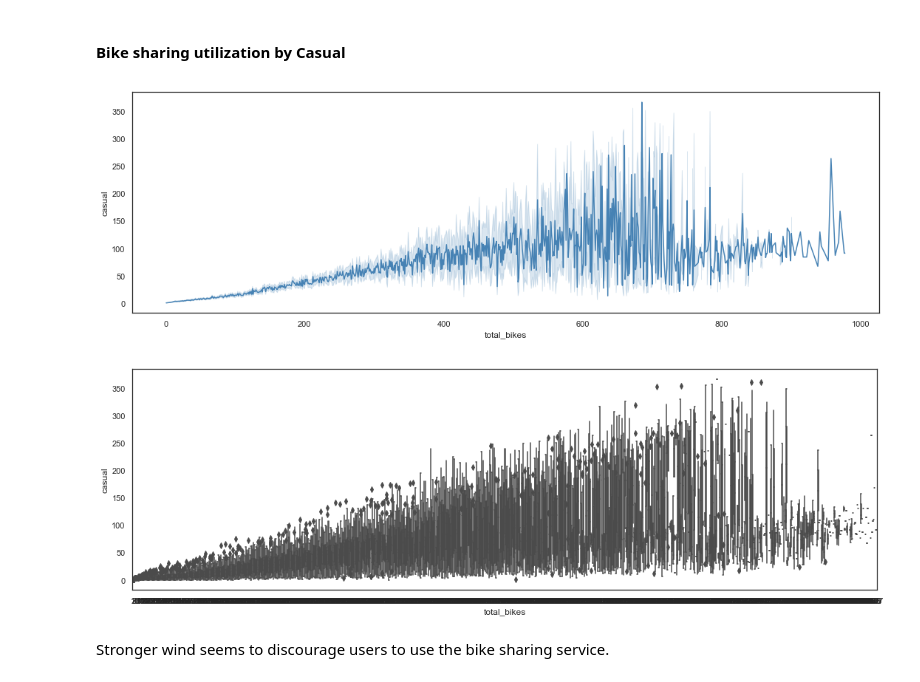
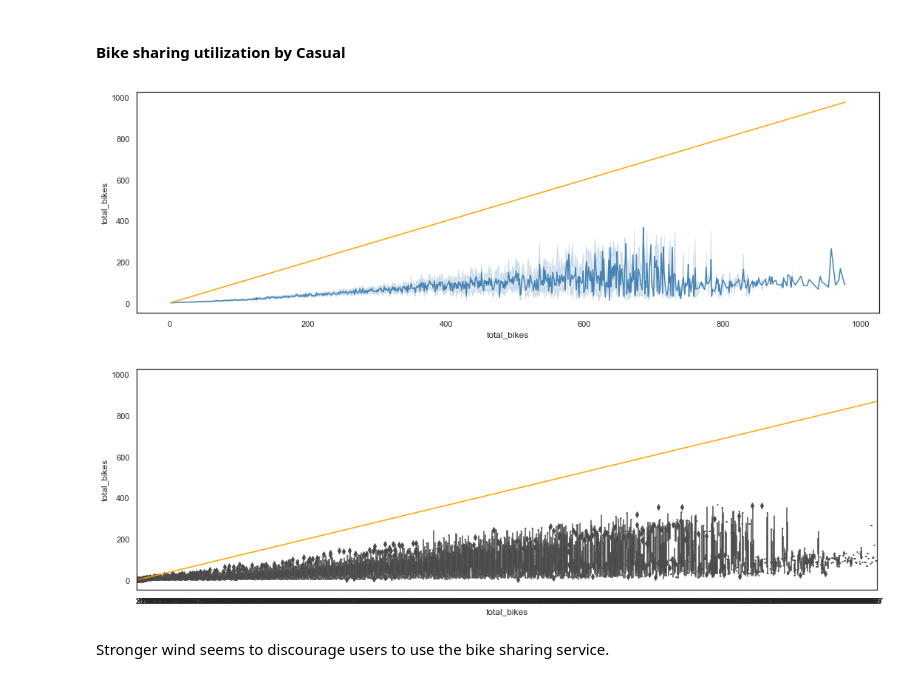
Before and after one commit to stsentemeidis/Bike_Sharing_Washington, a Jupyter notebook: MASTER.ipynb, the cells around one changed output. Saved outputs shown, nothing was run; the diff lists cells and outputs as text; code cells hidden in the pictures.

```diff
--- a/MASTER.ipynb
+++ b/MASTER.ipynb
@@ -672,18 +672,24 @@ plt.figure(figsize=(15,5))
 sns.lineplot(y = hours_df.casual,
              x = hours_df.total_bikes,
              color = 'steelblue')
+sns.lineplot(y = hours_df.total_bikes,
+             x = hours_df.total_bikes,
+             color = 'orange')
 plt.tight_layout()
 # %% [output]
-[figure, old version]
+[figure, new version]
 # %%
 # Total_bikes by Casual - Box Plot
 plt.figure(figsize=(15,5))
 sns.boxplot(y = hours_df.casual,
             x = hours_df.total_bikes,
              color = 'steelblue')
+sns.lineplot(y = hours_df.total_bikes,
+             x = hours_df.total_bikes,
+             color = 'orange')
 plt.tight_layout()
 # %% [output]
-[figure, old version]
+[figure, new version]
 # %% [markdown]
 Stronger wind seems to discourage users to use the bike sharing service.
 # %% [markdown]
```
Also changed, not shown: parts of 49 cells of this notebook, 3 other files.
